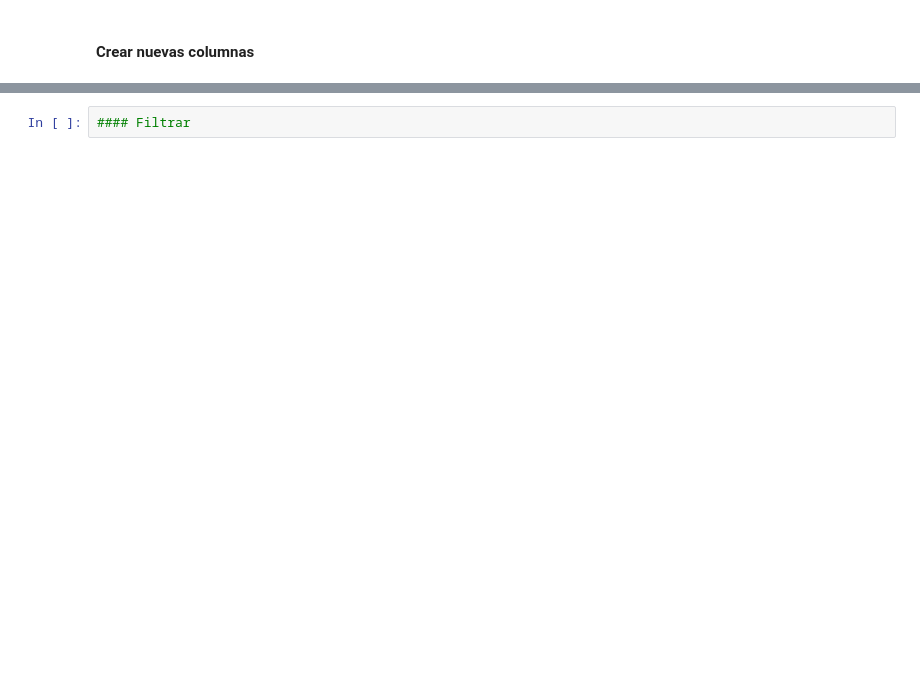
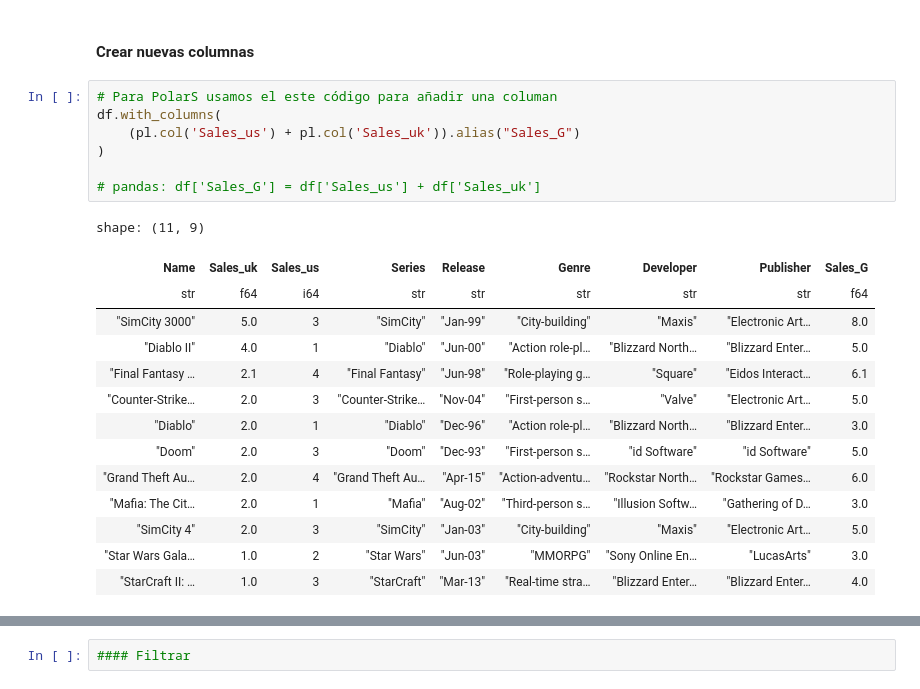
Before and after one commit to arthurquispe/libreria_polars, a Jupyter notebook: Tutorial Polars.ipynb, the cells around one changed output, grey strips where cells are left out. Cells and saved outputs as stored; diff of their text form; blank space fills up the shorter version.

```diff
--- a/Tutorial Polars.ipynb
+++ b/Tutorial Polars.ipynb
@@ -168,3 +184,25 @@ df.groupby("race/ethnicity").count()
 # %% [markdown]
 #### Crear nuevas columnas
+# %%
+# Para PolarS usamos el este código para añadir una columan
+df.with_columns(
+    (pl.col('Sales_us') + pl.col('Sales_uk')).alias("Sales_G")
+)
+
+# pandas: df['Sales_G'] = df['Sales_us'] + df['Sales_uk']
+# %% [output]
+shape: (11, 9)
+| Name | Sales_uk | Sales_us | Series | Release | Genre | Developer | Publisher | Sales_G |
+| str | f64 | i64 | str | str | str | str | str | f64 |
+| "SimCity 3000" | 5.0 | 3 | "SimCity" | "Jan-99" | "City-building" | "Maxis" | "Electronic Art… | 8.0 |
+| "Diablo II" | 4.0 | 1 | "Diablo" | "Jun-00" | "Action role-pl… | "Blizzard North… | "Blizzard Enter… | 5.0 |
+| "Final Fantasy … | 2.1 | 4 | "Final Fantasy" | "Jun-98" | "Role-playing g… | "Square" | "Eidos Interact… | 6.1 |
+| "Counter-Strike… | 2.0 | 3 | "Counter-Strike… | "Nov-04" | "First-person s… | "Valve" | "Electronic Art… | 5.0 |
+| "Diablo" | 2.0 | 1 | "Diablo" | "Dec-96" | "Action role-pl… | "Blizzard North… | "Blizzard Enter… | 3.0 |
+| "Doom" | 2.0 | 3 | "Doom" | "Dec-93" | "First-person s… | "id Software" | "id Software" | 5.0 |
+| "Grand Theft Au… | 2.0 | 4 | "Grand Theft Au… | "Apr-15" | "Action-adventu… | "Rockstar North… | "Rockstar Games… | 6.0 |
+| "Mafia: The Cit… | 2.0 | 1 | "Mafia" | "Aug-02" | "Third-person s… | "Illusion Softw… | "Gathering of D… | 3.0 |
+| "SimCity 4" | 2.0 | 3 | "SimCity" | "Jan-03" | "City-building" | "Maxis" | "Electronic Art… | 5.0 |
+| "Star Wars Gala… | 1.0 | 2 | "Star Wars" | "Jun-03" | "MMORPG" | "Sony Online En… | "LucasArts" | 3.0 |
+| "StarCraft II: … | 1.0 | 3 | "StarCraft" | "Mar-13" | "Real-time stra… | "Blizzard Enter… | "Blizzard Enter… | 4.0 |
 # %%
```
Also changed, not shown: parts of 15 cells of this notebook, 2 other files.
